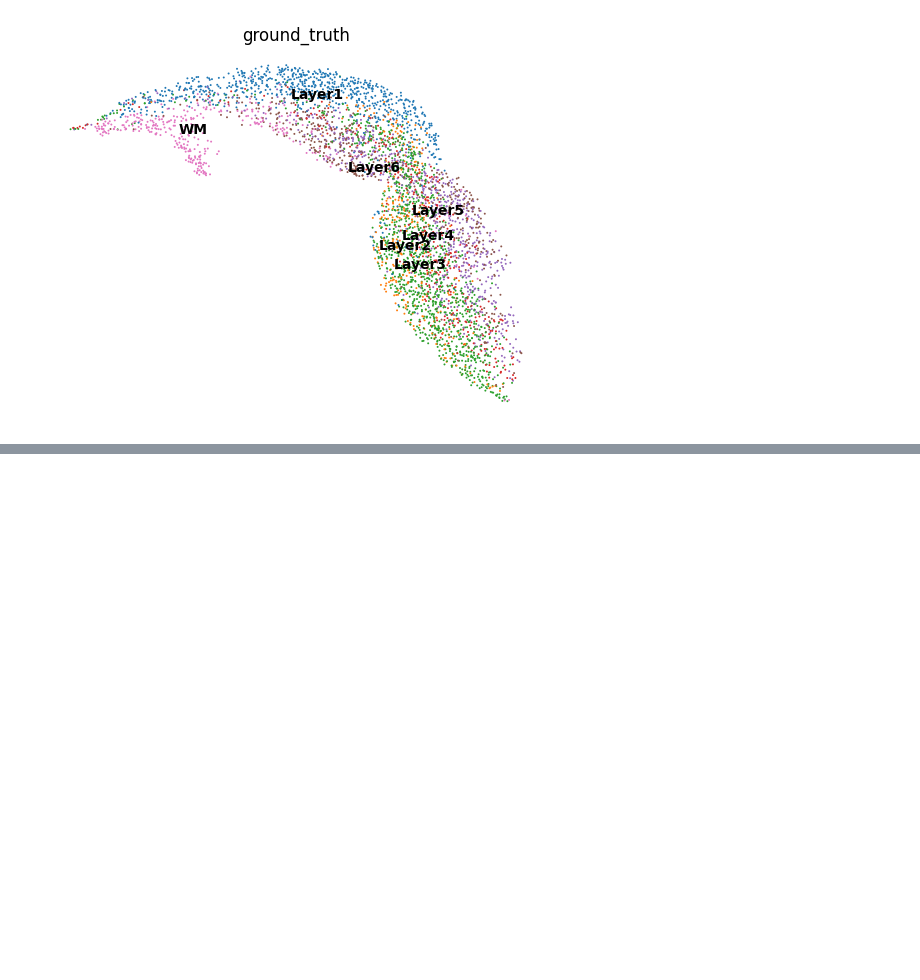
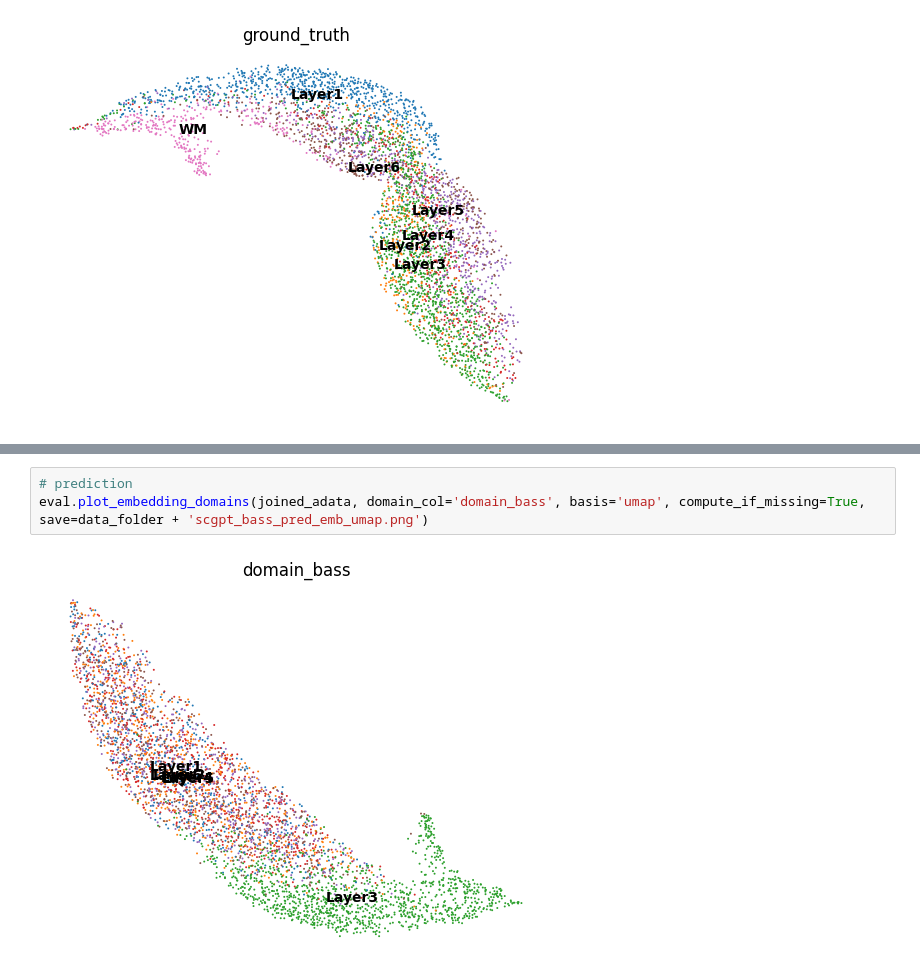
Before and after one commit to lichyyyyyy/ST_FM_Benchmark, a Jupyter notebook: evaluation_results/single_slide_domain_detection/scGPT-spatial-zero-shot.ipynb, the cells around one changed output, grey strips where cells are left out. Drawn from its saved outputs; the diff is of its cells as text; blank space fills up the shorter version.

```diff
--- a/evaluation_results/single_slide_domain_detection/scGPT-spatial-zero-shot.ipynb
+++ b/evaluation_results/single_slide_domain_detection/scGPT-spatial-zero-shot.ipynb
@@ -92,0 +205,5 @@ eval.plot_embedding_domains(joined_adata, domain_col='ground_truth', basis='umap
+# %%
+# prediction
+eval.plot_embedding_domains(joined_adata, domain_col='domain_bass', basis='umap', compute_if_missing=True, save=data_folder + 'scgpt_bass_pred_emb_umap.png')
+# %% [output]
+[figure, added]
```
Also changed, not shown: parts of 13 cells of this notebook, 2 other files.
